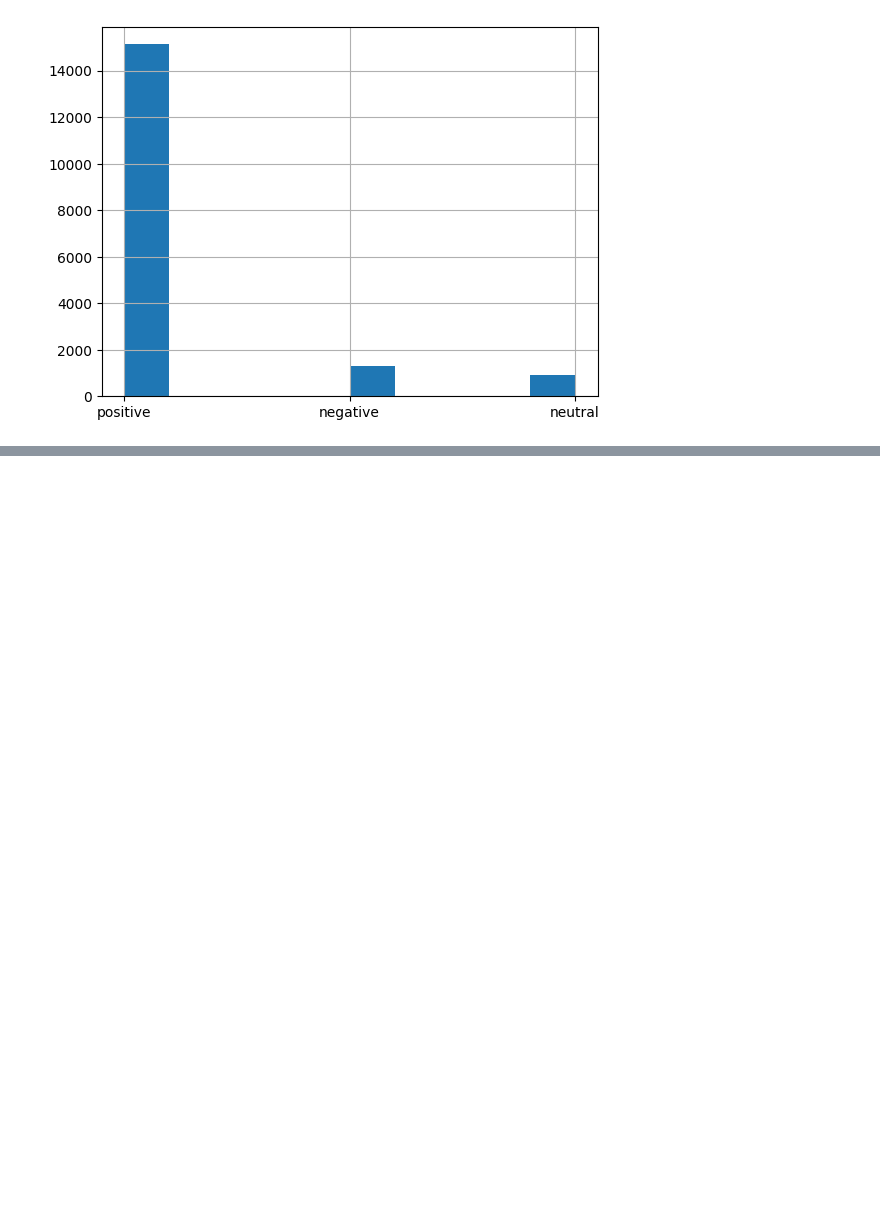
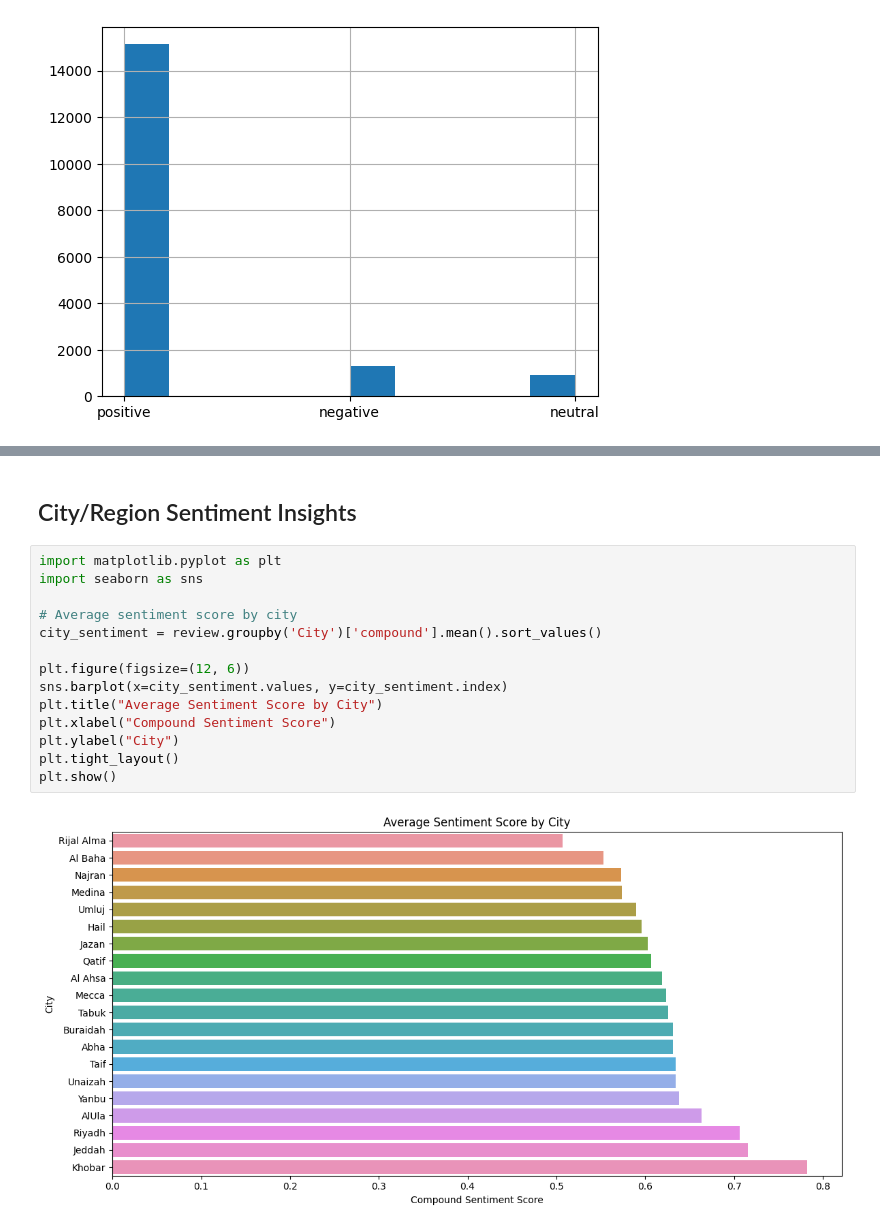
Before and after one commit to HayaAlsubie/Beyond_the_Stars, a Jupyter notebook: notebooks/project.ipynb, the cells around one changed output, grey strips where cells are left out. Cells and saved outputs as stored; diff of their text form; blank space fills up the shorter version.

```diff
--- a/notebooks/project.ipynb
+++ b/notebooks/project.ipynb
@@ -191,0 +216,18 @@ review["Sentiment Label"].hist()
+# %% [markdown]
+## City/Region Sentiment Insights
+# %%
+import matplotlib.pyplot as plt
+import seaborn as sns
+
+# Average sentiment score by city
+city_sentiment = review.groupby('City')['compound'].mean().sort_values()
+
+plt.figure(figsize=(12, 6))
+sns.barplot(x=city_sentiment.values, y=city_sentiment.index)
+plt.title("Average Sentiment Score by City")
+plt.xlabel("Compound Sentiment Score")
+plt.ylabel("City")
+plt.tight_layout()
+plt.show()
+# %% [output]
+[figure, added]
```
Also changed, not shown: parts of 16 cells of this notebook, 2 other files.
